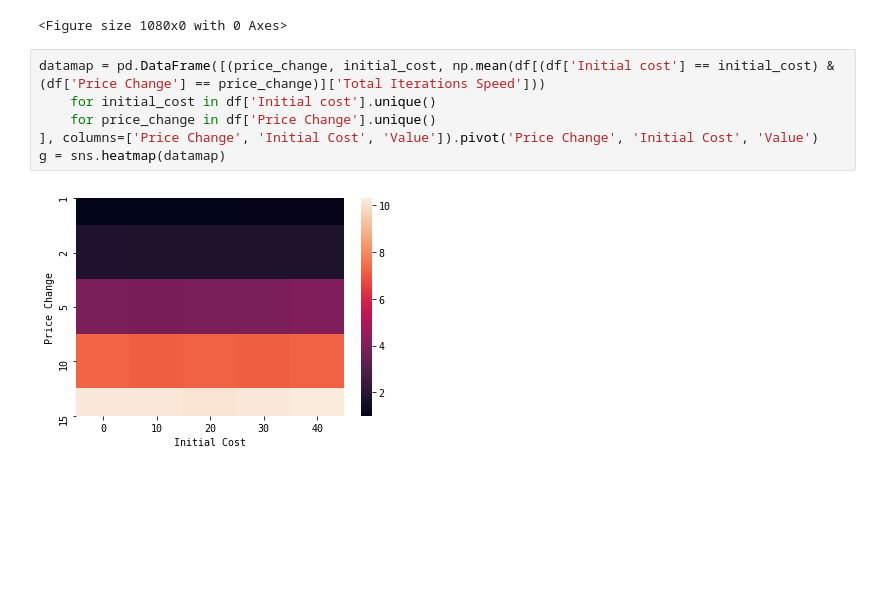
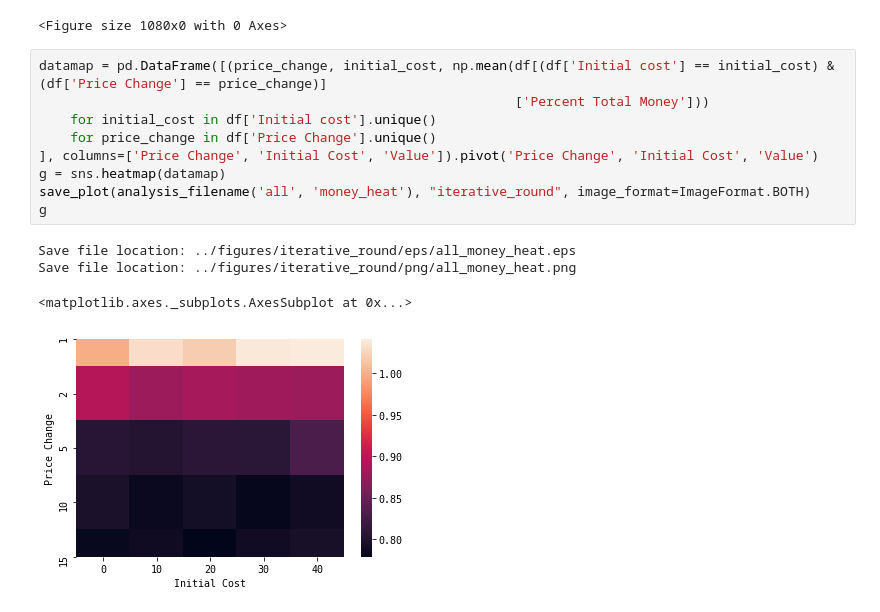
Before and after one commit to pseudo-rnd-thoughts/Elastic-Resource-Allocation, a Jupyter notebook: testing/analysis/iterative_round_analysis.ipynb, the cells around one changed output. Drawn from its saved outputs; the diff is of its cells as text; blank space fills up the shorter version.

Commit message:
Added new analysis and fixed greedy testing

```diff
--- a/testing/analysis/iterative_round_analysis.ipynb
+++ b/testing/analysis/iterative_round_analysis.ipynb
@@ -93,10 +93,16 @@ g
 ValueError: num must be 1 <= num <= 0, not 1
 <Figure size 1080x0 with 0 Axes>
 # %%
-datamap = pd.DataFrame([(price_change, initial_cost, np.mean(df[(df['Initial cost'] == initial_cost) & (df['Price Change'] == price_change)]['Total Iterations Speed']))
+datamap = pd.DataFrame([(price_change, initial_cost, np.mean(df[(df['Initial cost'] == initial_cost) & (df['Price Change'] == price_change)]
+                                                             ['Percent Total Money']))
     for initial_cost in df['Initial cost'].unique()
     for price_change in df['Price Change'].unique()
 ], columns=['Price Change', 'Initial Cost', 'Value']).pivot('Price Change', 'Initial Cost', 'Value')
 g = sns.heatmap(datamap)
+save_plot(analysis_filename('all', 'money_heat'), "iterative_round", image_format=ImageFormat.BOTH)
+g
 # %% [output]
+Save file location: ../figures/iterative_round/eps/all_money_heat.eps
+Save file location: ../figures/iterative_round/png/all_money_heat.png
+<matplotlib.axes._subplots.AxesSubplot at 0x...>
-[figure, old version]
+[figure, new version]
```
Also changed, not shown: parts of 1 cell of this notebook, 3 other files.
